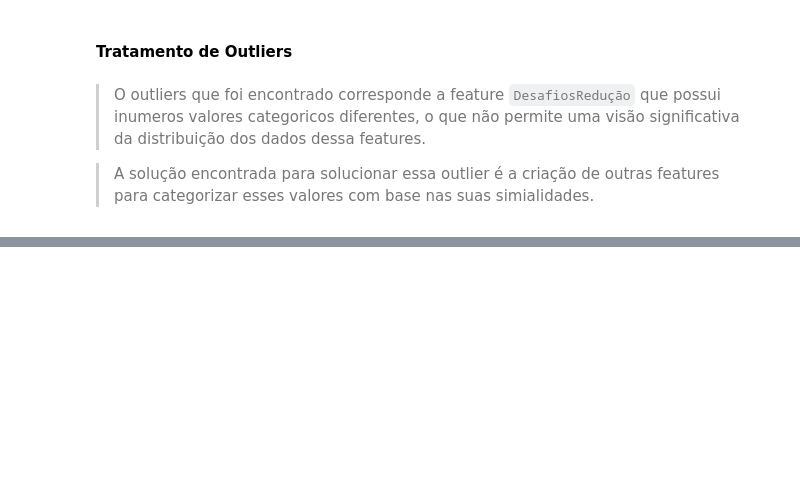
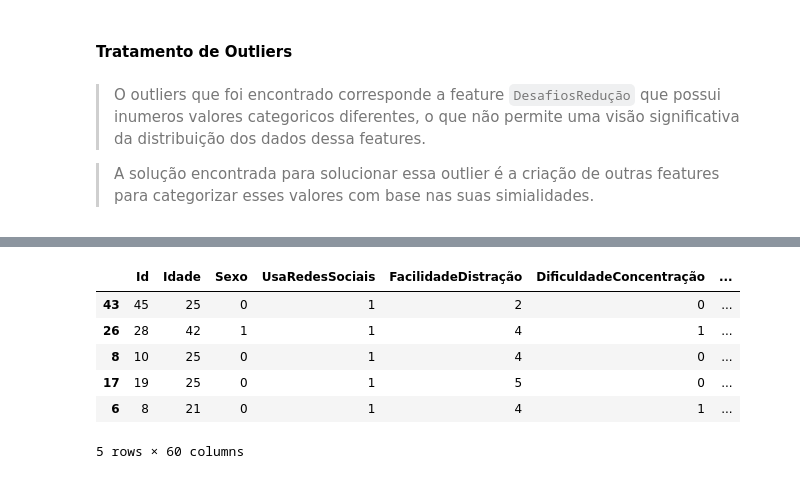
Before and after one commit to Adryan-Cosmo/Projeto-Redes-Sociais-e-Saude-Mental, a Jupyter notebook: Projeto_Redes_Sociais_Saúde_Mental.ipynb, the cells around one changed output, grey strips where cells are left out. Saved outputs shown, nothing was run; the diff lists cells and outputs as text; code cells hidden in the pictures; blank space fills up the shorter version.

```diff
--- a/Projeto_Redes_Sociais_Saúde_Mental.ipynb
+++ b/Projeto_Redes_Sociais_Saúde_Mental.ipynb
@@ -587,0 +796,2 @@ dados_features_train.columns
+# %%
+dados_targets_train.PreocupaçãoNegativa = dados_targets_train.PreocupaçãoNegativa.astype(int)
@@ -587,0 +968,36 @@ dados_features_train.columns
+# %%
+from sklearn.model_selection import KFold
+from category_encoders import TargetEncoder
+
+
+
+df = pd.DataFrame(dados_features_train)
+df = pd.concat([df, dados_targets_train], axis=1)
+
+df.set_index(dados_features_train.index)
+
+# Inicializar o codificador alvo agrupado
+te = TargetEncoder(cols=['TempoRedesSociais','FrequenciaUsoRedes', 'DistraçãoRedes', 'SentimentoComparação', 'BuscaValidação', 'DescriçãoMudançaInteresse', 'MotivaçãoRedução','SucessoRedução' ])
+
+kf = KFold(n_splits=5, shuffle=True, random_state=42)
+
+df_encoded = pd.DataFrame(index=df.index)  # Inicializar DataFrame com os mesmos índices
+
+# Iterar sobre as variáveis target
+for target_col in ['AnsiedadeRedes', 'PreocupaçãoNegativa', 'FrequenciaDepressão']:
+    for train_index, test_index in kf.split(df):
+        X_train, X_test = df[['TempoRedesSociais','FrequenciaUsoRedes', 'DistraçãoRedes', 'SentimentoComparação', 'BuscaValidação', 'DescriçãoMudançaInteresse', 'MotivaçãoRedução','SucessoRedução' ]].iloc[train_index], \
+        df[['TempoRedesSociais','FrequenciaUsoRedes', 'DistraçãoRedes', 'SentimentoComparação', 'BuscaValidação', 'DescriçãoMudançaInteresse', 'MotivaçãoRedução','SucessoRedução' ]].iloc[test_index]
+        y_train, y_test = df[target_col].iloc[train_index], df[target_col].iloc[test_index]
+
+        te.fit(X_train, y_train)
+        X_test_encoded = te.transform(X_test)
+
+        # Preencher os dados codificados diretamente nos índices corretos
+        df_encoded.loc[X_test_encoded.index, X_test_encoded.columns] = X_test_encoded
+
+# Juntar os DataFrames codificados com o DataFrame original por índice
+df =  df_encoded.add_suffix('_encoded')
+
+
+print(df)
@@ -587,0 +1040,15 @@ dados_features_train.columns
+# %%
+dados_features_train = dados_features_train.join(df)
+
+dados_features_train = dados_features_train.drop(['TempoRedesSociais','FrequenciaUsoRedes', 'DistraçãoRedes', \
+                                                  'SentimentoComparação', 'BuscaValidação', 'DescriçãoMudançaInteresse', 'MotivaçãoRedução','SucessoRedução'], axis=1)
+
+dados_features_train.head()
+# %% [output]
+|  | Id | Idade | Sexo | UsaRedesSociais | FacilidadeDistração | DificuldadeConcentração | ... |
+| 43 | 45 | 25 | 0 | 1 | 2 | 0 | ... |
+| 26 | 28 | 42 | 1 | 1 | 4 | 1 | ... |
+| 8 | 10 | 25 | 0 | 1 | 4 | 0 | ... |
+| 17 | 19 | 25 | 0 | 1 | 5 | 0 | ... |
+| 6 | 8 | 21 | 0 | 1 | 4 | 1 | ... |
+5 rows × 60 columns
```
Also changed, not shown: parts of 102 cells of this notebook, 1 other file.
